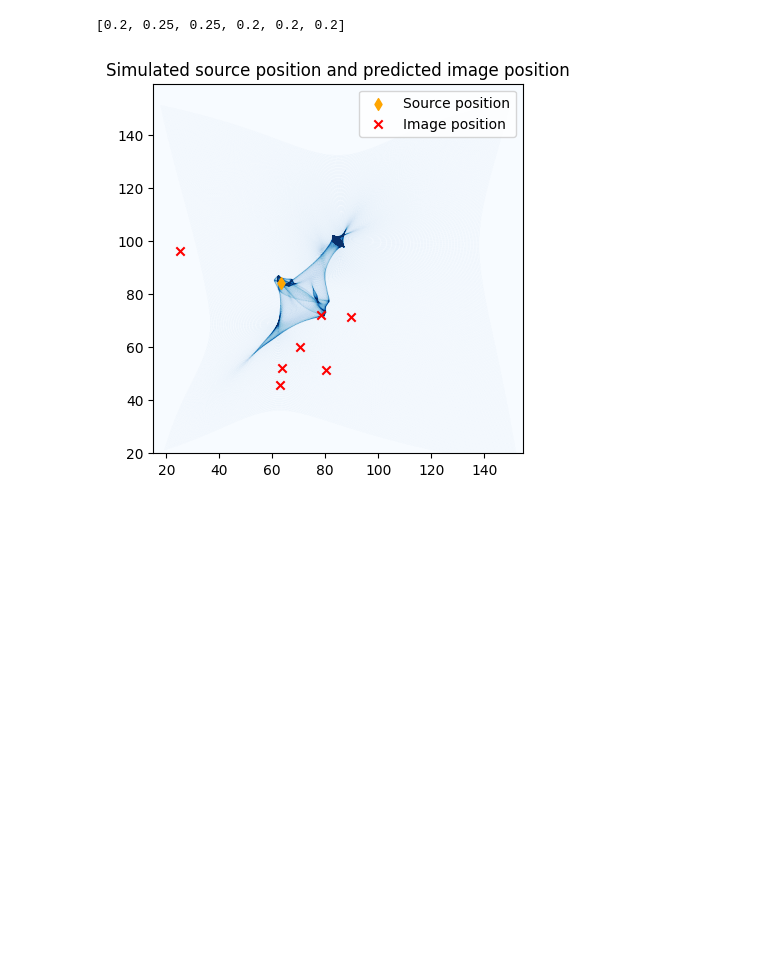
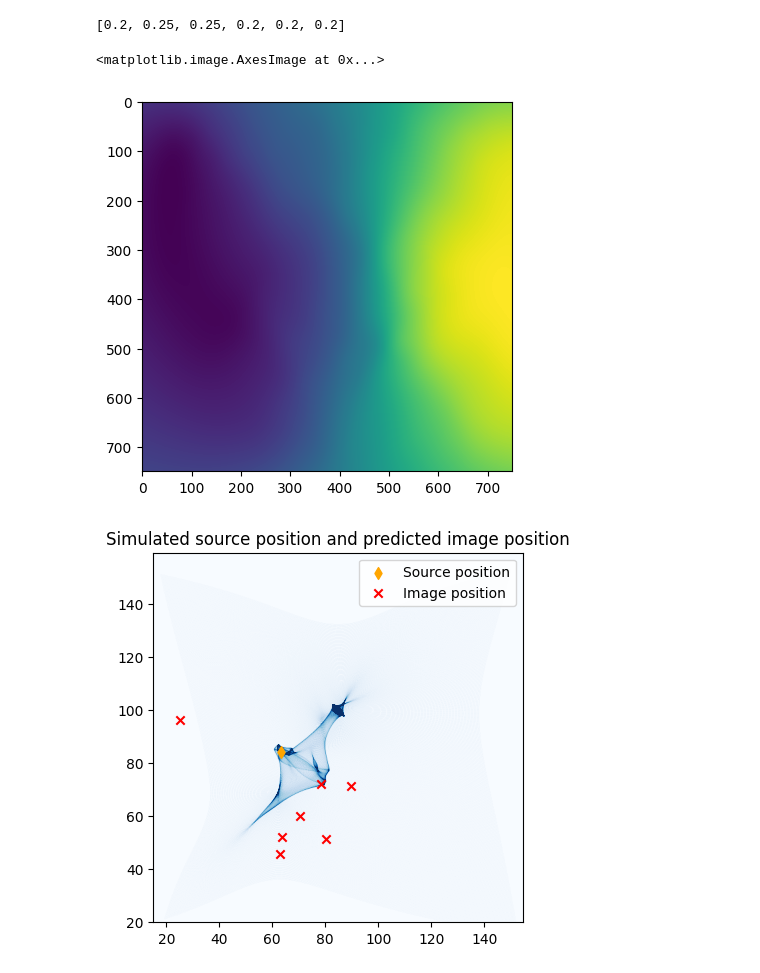
Before and after one commit to diceandcats/GWlensing_Brian, a Jupyter notebook: visualize cluster.ipynb, the cells around one changed output. Drawn from its saved outputs; the diff is of its cells as text; code cells hidden in the pictures; blank space fills up the shorter version.

```diff
--- a/visualize cluster.ipynb
+++ b/visualize cluster.ipynb
@@ -89,6 +89,11 @@ for i in scenarios:
 print(pixscale_list)
 # %% [output]
 [0.2, 0.25, 0.25, 0.2, 0.2, 0.2]
+# %%
+plt.imshow(datax_list[0], cmap='viridis')
+# %% [output]
+<matplotlib.image.AxesImage at 0x...>
+[figure, added]
 # %%
 # look at the caustic
 index = 1
```
Also changed, not shown: parts of 3 cells of this notebook, 9 other files.
